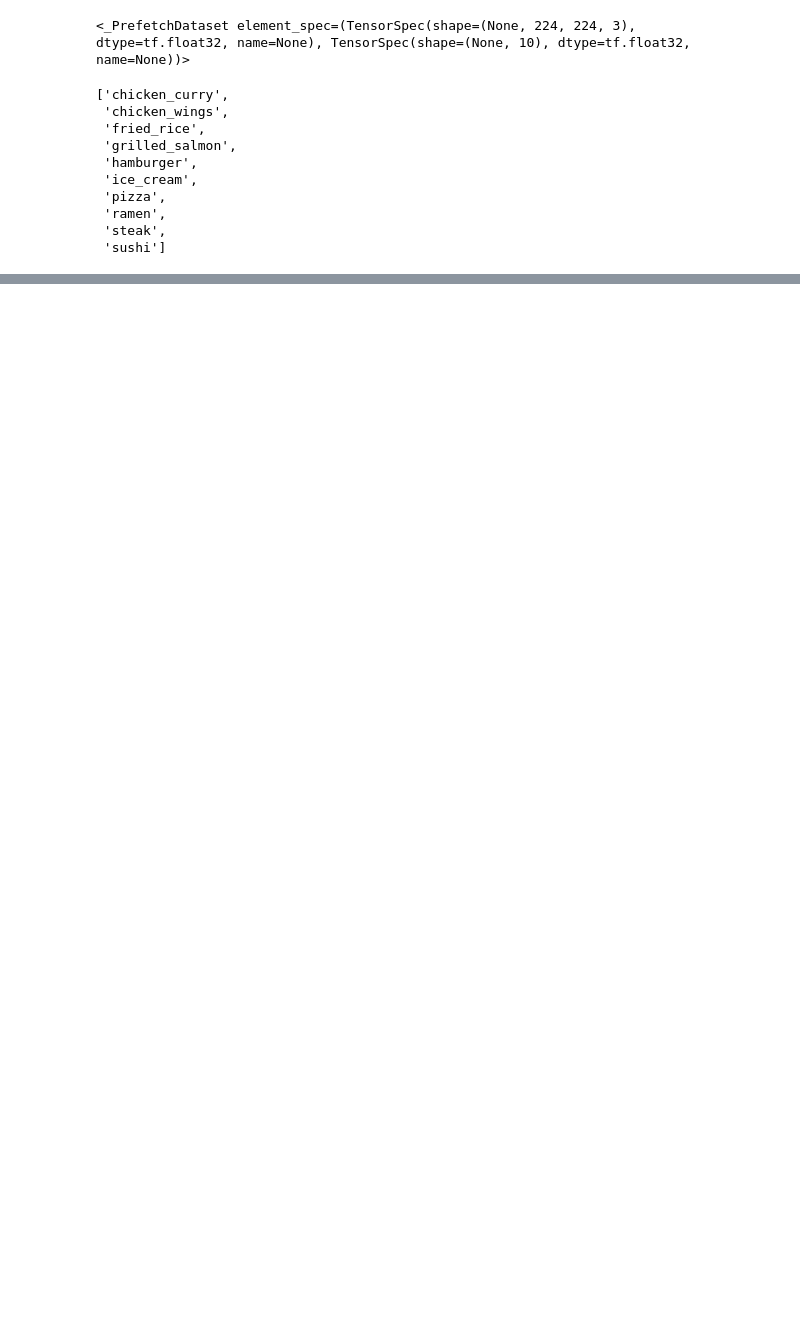
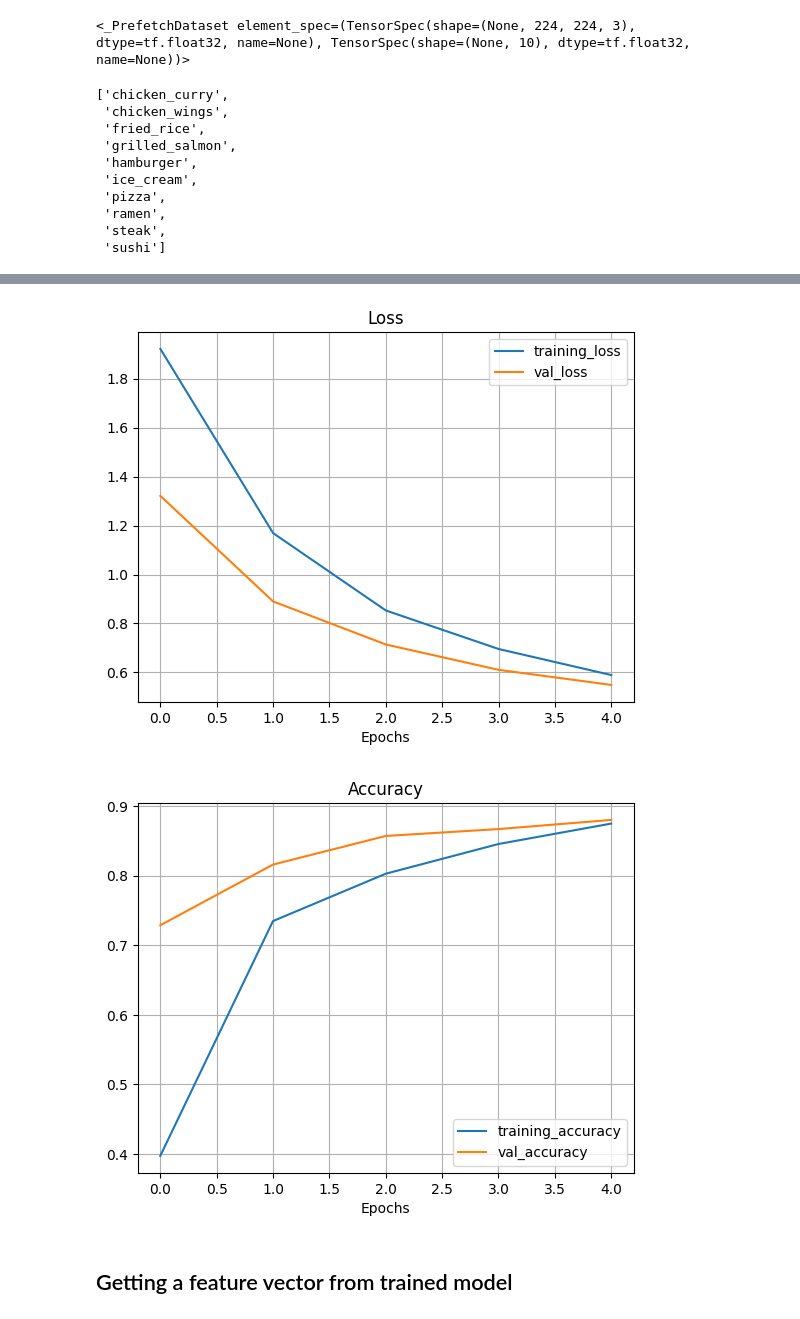
Before and after one commit to KajetanFrackowiak/tensorflow_fundamentals, a Jupyter notebook: 05_transfer_learning_in_tensorflow_part_2_fine_tuning.ipynb, the cells around one changed output, grey strips where cells are left out. Drawn from its saved outputs; the diff is of its cells as text; code cells hidden in the pictures; blank space fills up the shorter version.

```diff
--- a/05_transfer_learning_in_tensorflow_part_2_fine_tuning.ipynb
+++ b/05_transfer_learning_in_tensorflow_part_2_fine_tuning.ipynb
@@ -90,7 +90,7 @@ train_data_10_percent = tf.keras.preprocessing.image_dataset_from_directory(dire
                                                                            image_size=IMG_SIZE,
                                                                            label_mode="categorical",
                                                                            batch_size=BATCH_SIZE)
-test_data = tf.keras.preprocessing.image_dataset_from_directory(directory=test_dir,
+test_data_10_percent = tf.keras.preprocessing.image_dataset_from_directory(directory=test_dir,
                                                                image_size=IMG_SIZE,
                                                                label_mode="categorical",
                                                                batch_size=BATCH_SIZE)
@@ -148,0 +122,9 @@ tf.Tensor(
+# %%
+# Create TensorBoard callback (functionized bevause we need to create a new one for each model)
+import datetime
+
+def create_tensorboard_callback(dir_name, experiment_name):
+    log_dir = dir_name + "/" + experiment_name + "/" + datetime.datetime.now().strftime("%Y%m%d-%H%M%S")
+    tensorboard_callback = tf.keras.callbacks.TensorBoard(log_dir=log_dir)
+    print(f"Saving TensorBoard log files to : {log_dir}")
+    return tensorboard_callback
@@ -148,0 +216,33 @@ tf.Tensor(
+# %%
+import matplotlib.pyplot as plt
+
+def plot_loss_curves(history):
+  loss = history.history['loss']
+  val_loss = history.history['val_loss']
+
+  accuracy = history.history['accuracy']
+  val_accuracy = history.history['val_accuracy']
+
+  epochs = range(len(history.history['loss']))
+
+  plt.plot(epochs, loss, label='training_loss')
+  plt.plot(epochs, val_loss, label='val_loss')
+  plt.title('Loss')
+  plt.xlabel('Epochs')
+  plt.legend()
+  plt.grid()
+
+  plt.figure()
+  plt.plot(epochs, accuracy, label='training_accuracy')
+  plt.plot(epochs, val_accuracy, label='val_accuracy')
+  plt.title('Accuracy')
+  plt.xlabel('Epochs')
+  plt.legend()
+  plt.grid();
+# %%
+plot_loss_curves(history_10_percent)
+# %% [output]
+[figure, added]
+[figure, added]
+# %% [markdown]
+## Getting a feature vector from trained model
```
Also changed, not shown: parts of 49 cells of this notebook.
